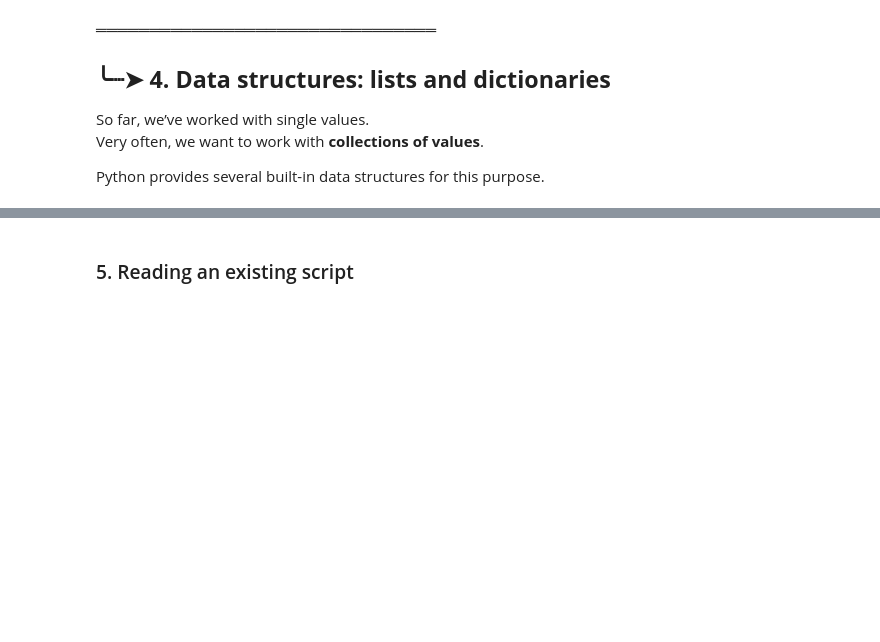
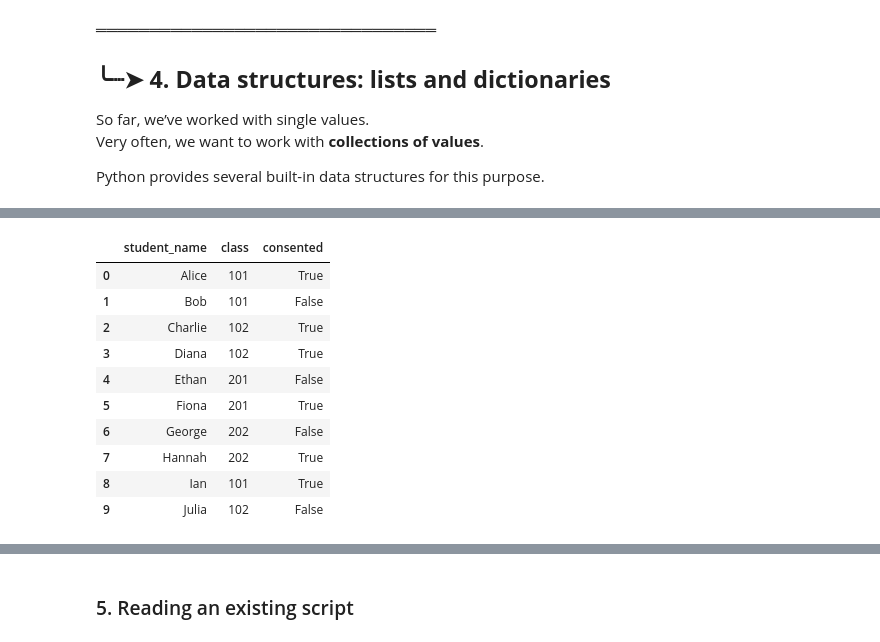
Before and after one commit to Yuweien/Python-Workshop, a Jupyter notebook: Python_Workshop_for_Beginners_2_18.ipynb, the cells around one changed output, grey strips where cells are left out. Drawn from its saved outputs; the diff is of its cells as text; code cells hidden in the pictures; blank space fills up the shorter version.

```diff
--- a/Python_Workshop_for_Beginners_2_18.ipynb
+++ b/Python_Workshop_for_Beginners_2_18.ipynb
@@ -256,0 +599,13 @@ Lists: ordered collections
+# %%
+students = {
+    "Alice":   {"class": 101, "consented": True},
+    "Bob":     {"class": 101, "consented": False},
+    "Charlie": {"class": 102, "consented": True},
+    "Diana":   {"class": 102, "consented": True},
+    "Ethan":   {"class": 201, "consented": False},
+    "Fiona":   {"class": 201, "consented": True},
+    "George":  {"class": 202, "consented": False},
+    "Hannah":  {"class": 202, "consented": True},
+    "Ian":     {"class": 101, "consented": True},
+    "Julia":   {"class": 102, "consented": False}
+}
@@ -256,0 +620,3 @@ Lists: ordered collections
+# %%
+df = pd.DataFrame.from_dict(students, orient="index")
+df
@@ -256,0 +635,15 @@ Lists: ordered collections
+# %%
+df = df.reset_index().rename(columns={"index": "student_name"})
+df
+# %% [output]
+|  | student_name | class | consented |
+| 0 | Alice | 101 | True |
+| 1 | Bob | 101 | False |
+| 2 | Charlie | 102 | True |
+| 3 | Diana | 102 | True |
+| 4 | Ethan | 201 | False |
+| 5 | Fiona | 201 | True |
+| 6 | George | 202 | False |
+| 7 | Hannah | 202 | True |
+| 8 | Ian | 101 | True |
+| 9 | Julia | 102 | False |
```
Also changed, not shown: parts of 81 cells of this notebook.
